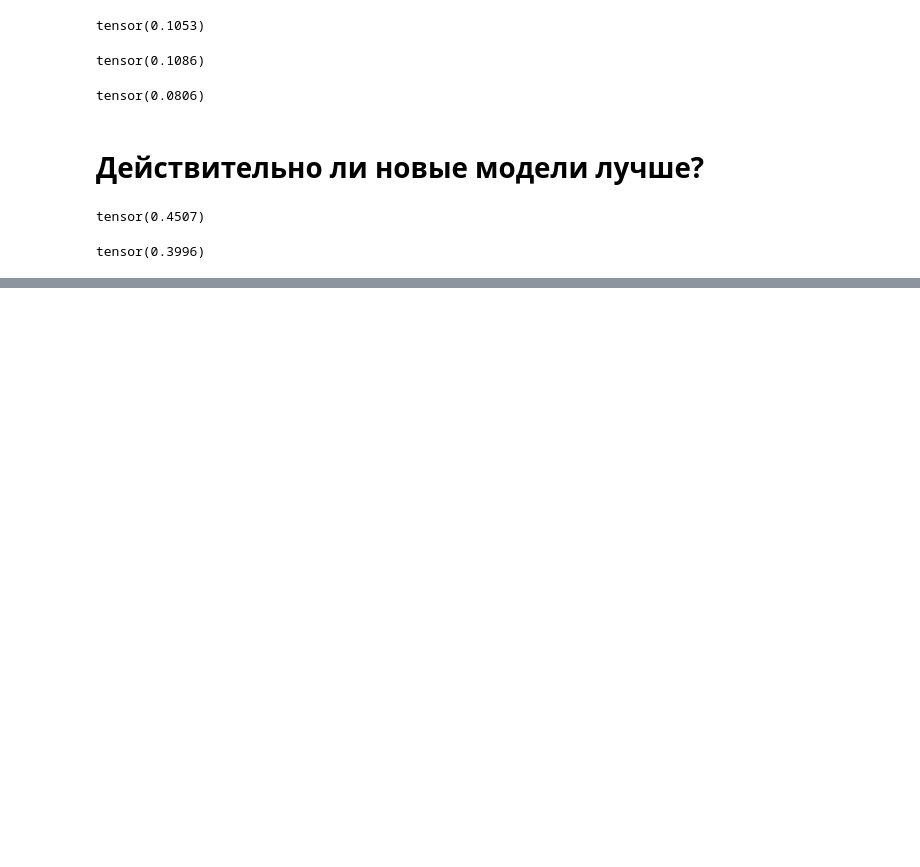
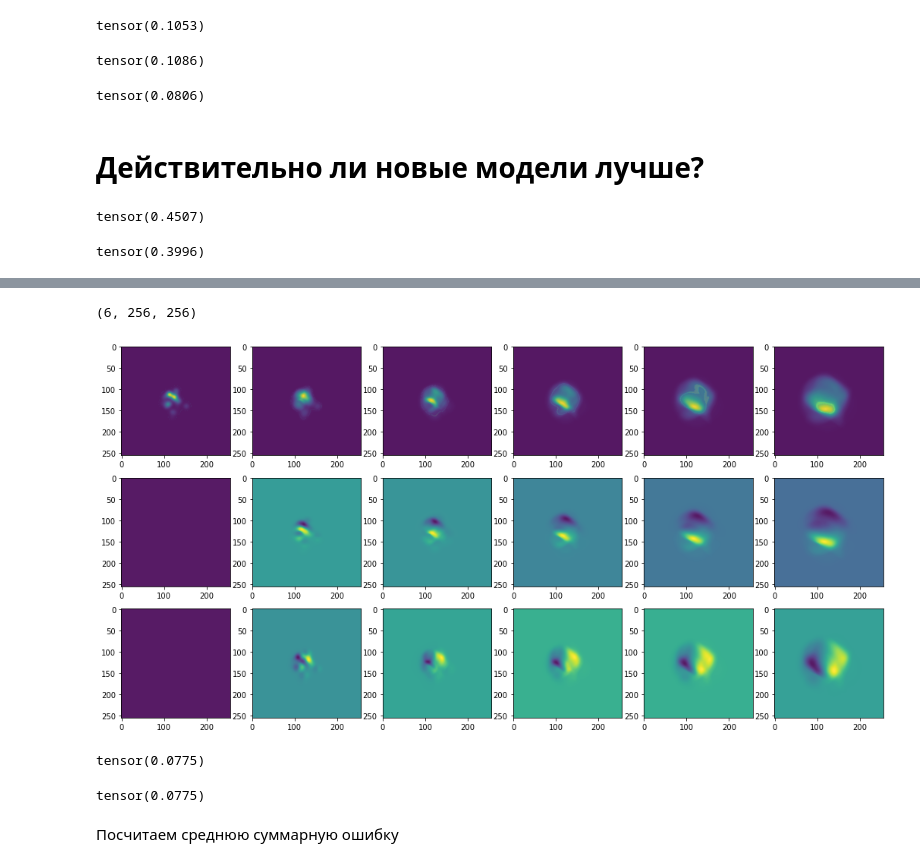
Before and after one commit to Nickkreker/QGP-evolution-predictor, a Jupyter notebook: Tester.ipynb, the cells around one changed output, grey strips where cells are left out. Drawn from its saved outputs; the diff is of its cells as text; code cells hidden in the pictures; blank space fills up the shorter version.

```diff
--- a/Tester.ipynb
+++ b/Tester.ipynb
@@ -260,0 +348,5 @@ tensor(0.3996)
+# %%
+x,y = dataset_oxygen[3]
+# %%
+%%time
+ev = predict_until_freeze(torch.squeeze(x).numpy())
@@ -260,0 +355,18 @@ tensor(0.3996)
+# %%
+ev[0].shape
+# %% [output]
+(6, 256, 256)
+# %%
+plot_ev(ev)
+# %% [output]
+[figure, added]
+# %%
+loss(rectify(ev), y)
+# %% [output]
+tensor(0.0775)
+# %%
+calc_summ_error_until_freeze(3, dataset_oxygen)
+# %% [output]
+tensor(0.0775)
+# %% [markdown]
+Посчитаем среднюю суммарную ошибку
```
Also changed, not shown: parts of 114 cells of this notebook, 1 other file.
